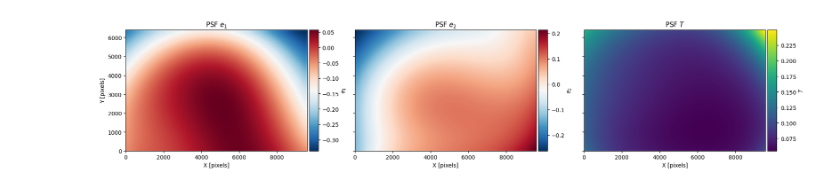
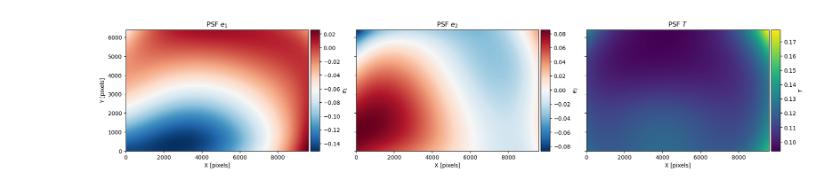
Before and after one commit to s-Sayan/ShearNet, a Jupyter notebook: shear_bias/psf_leakage/analysis.ipynb, the cells around one changed output. Drawn from its saved outputs; the diff is of its cells as text; code cells hidden in the pictures.

```diff
--- a/shear_bias/psf_leakage/analysis.ipynb
+++ b/shear_bias/psf_leakage/analysis.ipynb
@@ -71,5 +71,5 @@ plt.tight_layout()
 # %%
-psfex_model_file = "/home/adfield/SHEARNET_DATA/psfex-output/Abell3411_1_300_1683033980_clean_starcat.psf"
+psfex_model_file = "/projects/mccleary_group/superbit/emp_psfs/emp_psfs_best/psfex-output/superbit_psf_emp01.psf"
 plotter.make_psfex_shape_maps(psfex_model_file)
 # %% [output]
-[figure, old version]
+[figure, new version]
```
Also changed, not shown: parts of 1 cell of this notebook, 25 other files.
